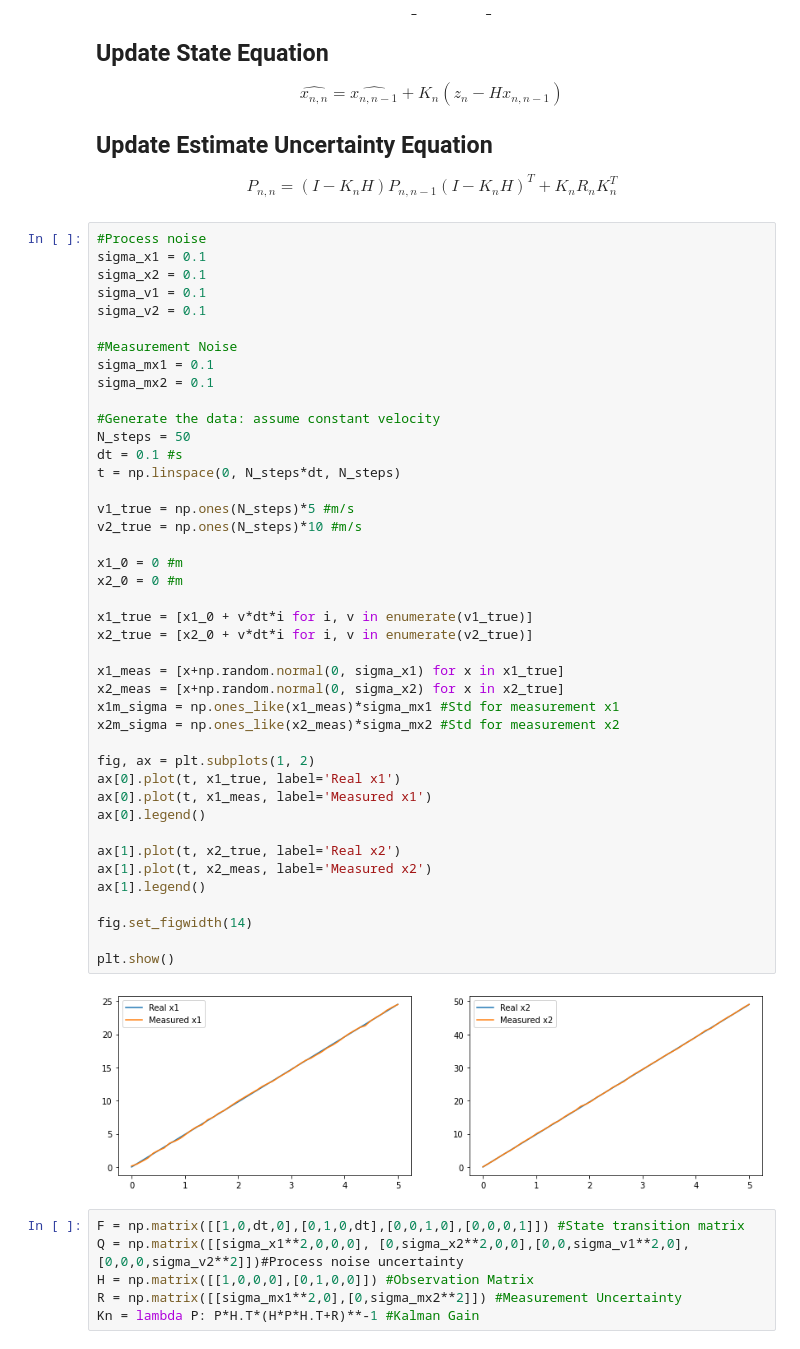
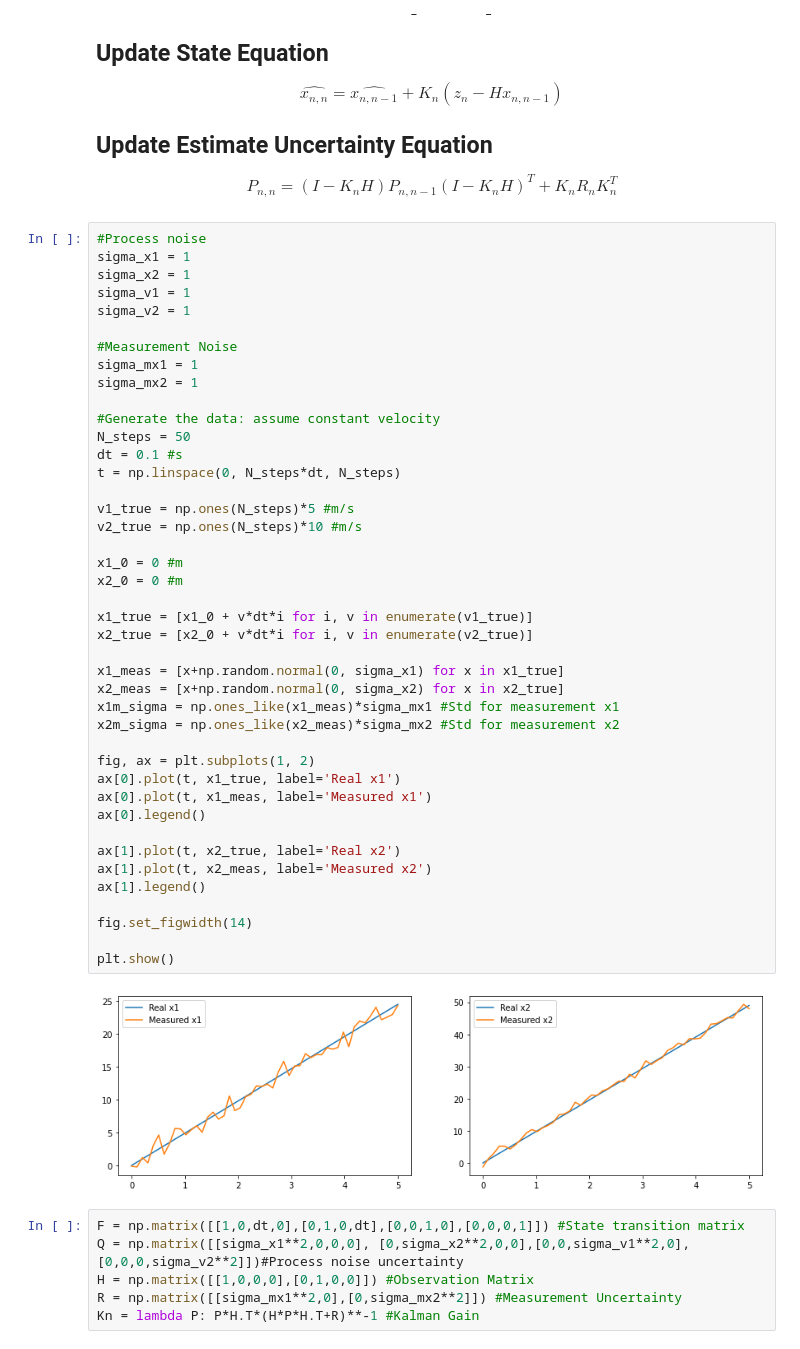
Before and after one commit to emelf/USN-Python-Scripts---Emil, a Jupyter notebook: Kalman Filter Exercises/Multidimentional Kalman Filter Exercise.ipynb, the cells around one changed output. Saved outputs shown, nothing was run; the diff lists cells and outputs as text.

```diff
--- a/Kalman Filter Exercises/Multidimentional Kalman Filter Exercise.ipynb
+++ b/Kalman Filter Exercises/Multidimentional Kalman Filter Exercise.ipynb
@@ -36,48 +36,48 @@ $$\hat{x_{n,n}} = \hat{x_{n,n-1}} + K_{n}(z_{n} - H\hat{x_{n,n-1}})$$
 $$P_{n,n} = (I-K_{n}H)P_{n,n-1}(I-K_{n}H)^{T} + K_{n}R_{n}K_{n}^{T}$$
 # %%
 #Process noise
-sigma_x1 = 0.1
-sigma_x2 = 0.1
-sigma_v1 = 0.1
-sigma_v2 = 0.1
+sigma_x1 = 1
+sigma_x2 = 1
+sigma_v1 = 1
+sigma_v2 = 1
 
 #Measurement Noise
-sigma_mx1 = 0.1
-sigma_mx2 = 0.1
+sigma_mx1 = 1
+sigma_mx2 = 1
 
 #Generate the data: assume constant velocity
 N_steps = 50
 dt = 0.1 #s
 t = np.linspace(0, N_steps*dt, N_steps)
 
 v1_true = np.ones(N_steps)*5 #m/s
 v2_true = np.ones(N_steps)*10 #m/s
 
 x1_0 = 0 #m
 x2_0 = 0 #m
 
 x1_true = [x1_0 + v*dt*i for i, v in enumerate(v1_true)]
 x2_true = [x2_0 + v*dt*i for i, v in enumerate(v2_true)]
 
 x1_meas = [x+np.random.normal(0, sigma_x1) for x in x1_true]
 x2_meas = [x+np.random.normal(0, sigma_x2) for x in x2_true]
 x1m_sigma = np.ones_like(x1_meas)*sigma_mx1 #Std for measurement x1
 x2m_sigma = np.ones_like(x2_meas)*sigma_mx2 #Std for measurement x2
 
 fig, ax = plt.subplots(1, 2)
 ax[0].plot(t, x1_true, label='Real x1')
 ax[0].plot(t, x1_meas, label='Measured x1')
 ax[0].legend()
 
 ax[1].plot(t, x2_true, label='Real x2')
 ax[1].plot(t, x2_meas, label='Measured x2')
 ax[1].legend()
 
 fig.set_figwidth(14)
 
 plt.show()
 # %% [output]
-[figure, old version]
+[figure, new version]
 # %%
 F = np.matrix([[1,0,dt,0],[0,1,0,dt],[0,0,1,0],[0,0,0,1]]) #State transition matrix
 Q = np.matrix([[sigma_x1**2,0,0,0], [0,sigma_x2**2,0,0],[0,0,sigma_v1**2,0],[0,0,0,sigma_v2**2]])#Process noise uncertainty
```
Also changed, not shown: parts of 3 cells of this notebook.
